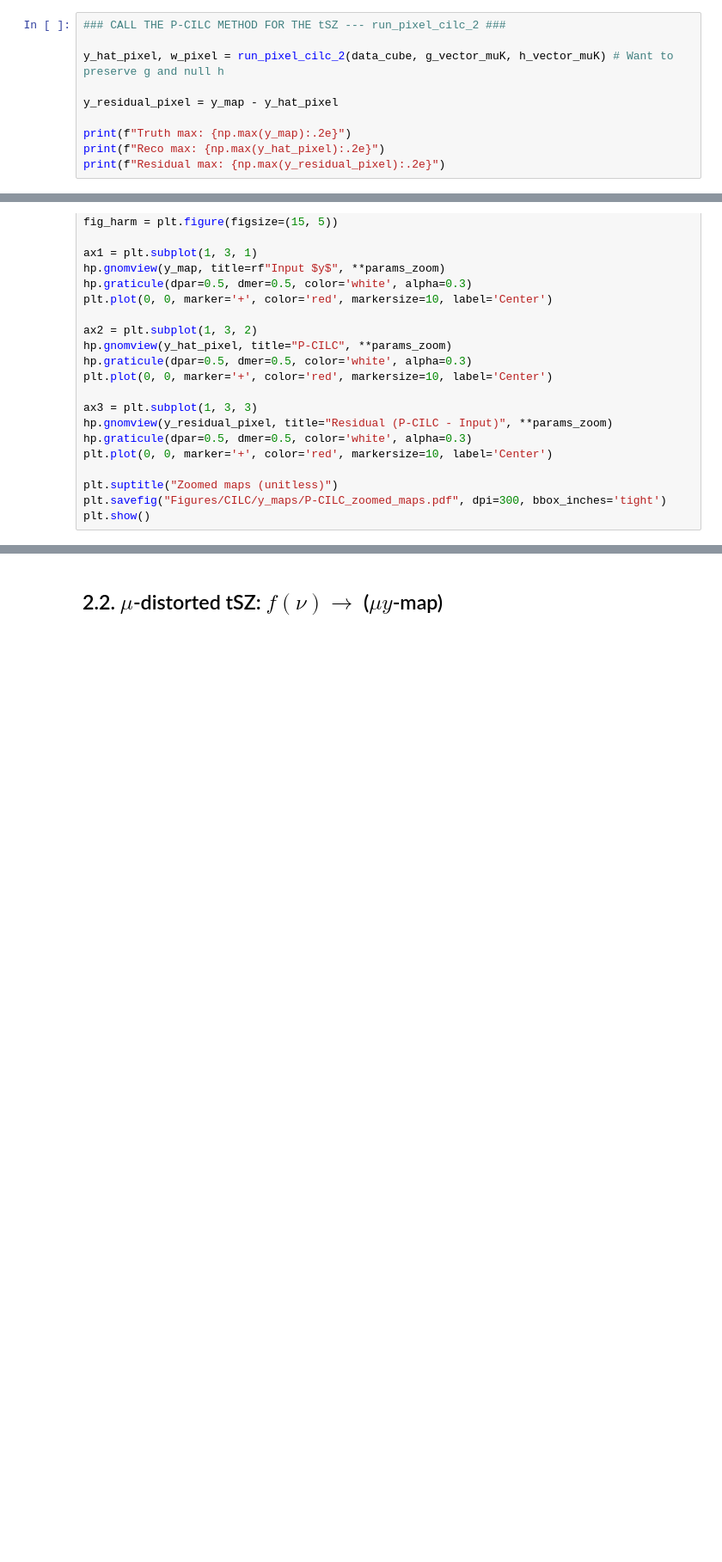
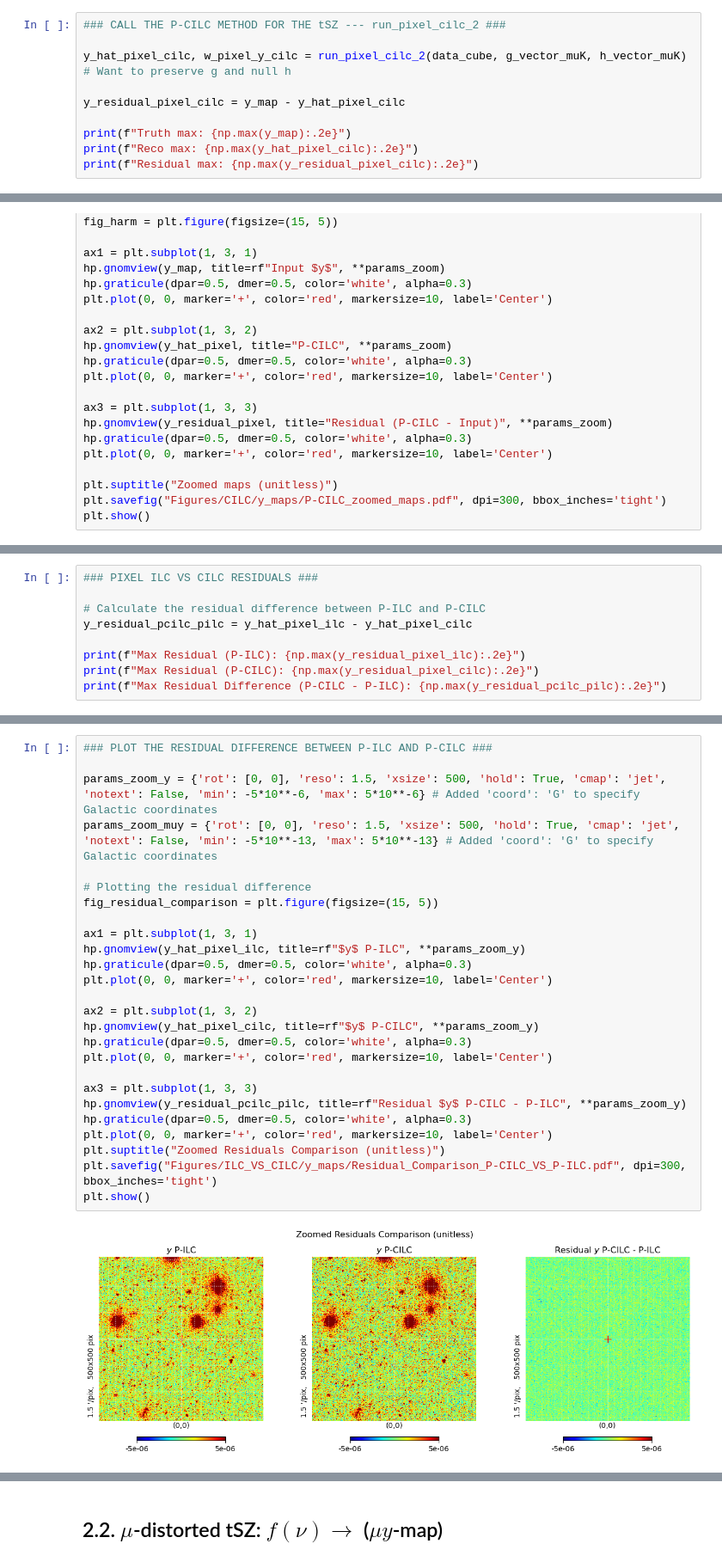
Before and after one commit to JoanRibotOliver/TFM, a Jupyter notebook: CILC.ipynb, the cells around one changed output, grey strips where cells are left out. Shown at 86% size. Drawn from its saved outputs; the diff is of its cells as text; blank space fills up the shorter version.

Commit message:
ILC_VS_CILC

```diff
--- a/CILC.ipynb
+++ b/CILC.ipynb
@@ -377,13 +498,13 @@ Execute both P-CILC & H-CILC methods separetly for the seek of time. Harmonic-sp
 # %%
 ### CALL THE P-CILC METHOD FOR THE tSZ --- run_pixel_cilc_2 ###
 
-y_hat_pixel, w_pixel = run_pixel_cilc_2(data_cube, g_vector_muK, h_vector_muK) # Want to preserve g and null h
+y_hat_pixel_cilc, w_pixel_y_cilc = run_pixel_cilc_2(data_cube, g_vector_muK, h_vector_muK) # Want to preserve g and null h
 
-y_residual_pixel = y_map - y_hat_pixel
+y_residual_pixel_cilc = y_map - y_hat_pixel_cilc
 
 print(f"Truth max: {np.max(y_map):.2e}")
-print(f"Reco max: {np.max(y_hat_pixel):.2e}")
-print(f"Residual max: {np.max(y_residual_pixel):.2e}")
+print(f"Reco max: {np.max(y_hat_pixel_cilc):.2e}")
+print(f"Residual max: {np.max(y_residual_pixel_cilc):.2e}")
 # %% [output]
 Truth max: 1.99e-04
 Reco max: 1.97e-04
@@ -475,0 +601,9 @@ plt.show()
+# %%
+### PIXEL ILC VS CILC RESIDUALS ###
+
+# Calculate the residual difference between P-ILC and P-CILC
+y_residual_pcilc_pilc = y_hat_pixel_ilc - y_hat_pixel_cilc
+
+print(f"Max Residual (P-ILC): {np.max(y_residual_pixel_ilc):.2e}")
+print(f"Max Residual (P-CILC): {np.max(y_residual_pixel_cilc):.2e}")
+print(f"Max Residual Difference (P-CILC - P-ILC): {np.max(y_residual_pcilc_pilc):.2e}")
@@ -475,0 +614,28 @@ plt.show()
+# %%
+### PLOT THE RESIDUAL DIFFERENCE BETWEEN P-ILC AND P-CILC ###
+
+params_zoom_y = {'rot': [0, 0], 'reso': 1.5, 'xsize': 500, 'hold': True, 'cmap': 'jet', 'notext': False, 'min': -5*10**-6, 'max': 5*10**-6} # Added 'coord': 'G' to specify Galactic coordinates
+params_zoom_muy = {'rot': [0, 0], 'reso': 1.5, 'xsize': 500, 'hold': True, 'cmap': 'jet', 'notext': False, 'min': -5*10**-13, 'max': 5*10**-13} # Added 'coord': 'G' to specify Galactic coordinates
+
+# Plotting the residual difference
+fig_residual_comparison = plt.figure(figsize=(15, 5))
+
+ax1 = plt.subplot(1, 3, 1)
+hp.gnomview(y_hat_pixel_ilc, title=rf"$y$ P-ILC", **params_zoom_y)
+hp.graticule(dpar=0.5, dmer=0.5, color='white', alpha=0.3)
+plt.plot(0, 0, marker='+', color='red', markersize=10, label='Center')
+
+ax2 = plt.subplot(1, 3, 2)
+hp.gnomview(y_hat_pixel_cilc, title=rf"$y$ P-CILC", **params_zoom_y)
+hp.graticule(dpar=0.5, dmer=0.5, color='white', alpha=0.3)
+plt.plot(0, 0, marker='+', color='red', markersize=10, label='Center')
+
+ax3 = plt.subplot(1, 3, 3)
+hp.gnomview(y_residual_pcilc_pilc, title=rf"Residual $y$ P-CILC - P-ILC", **params_zoom_y)
+hp.graticule(dpar=0.5, dmer=0.5, color='white', alpha=0.3)
+plt.plot(0, 0, marker='+', color='red', markersize=10, label='Center')
+plt.suptitle("Zoomed Residuals Comparison (unitless)")
+plt.savefig("Figures/ILC_VS_CILC/y_maps/Residual_Comparison_P-CILC_VS_P-ILC.pdf", dpi=300, bbox_inches='tight')
+plt.show()
+# %% [output]
+[figure, added]
```
Also changed, not shown: parts of 24 cells of this notebook, 4 other files.
